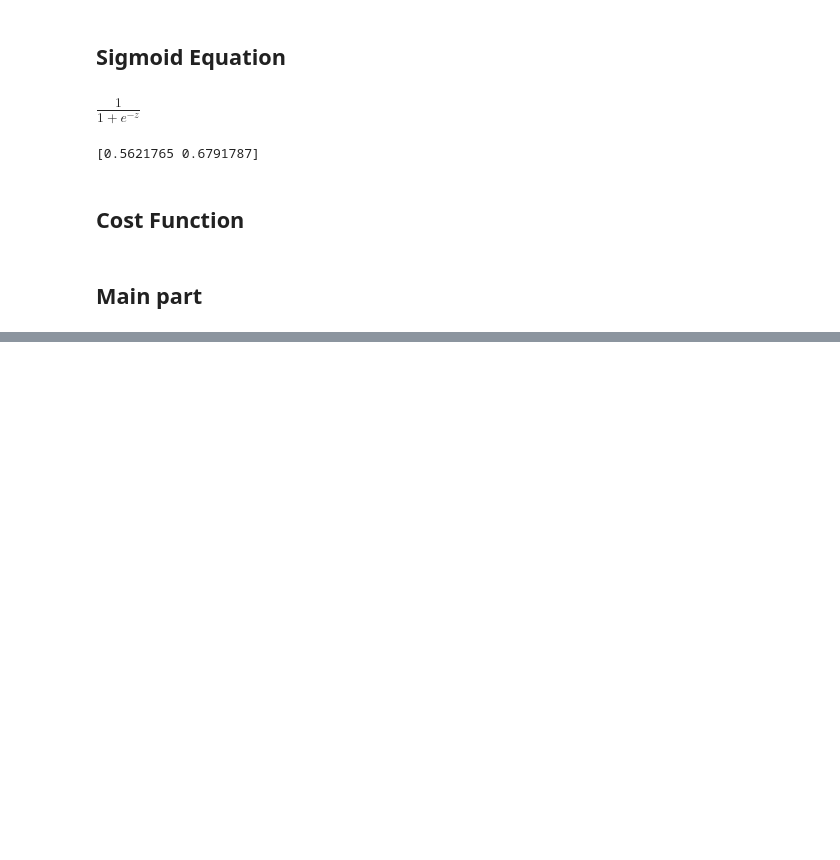
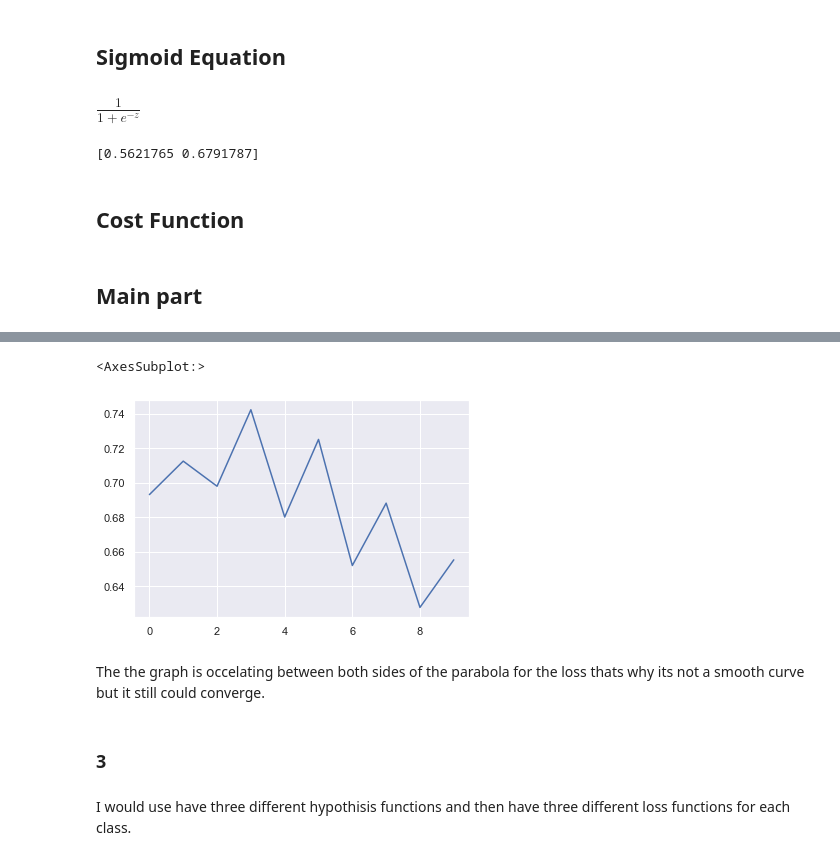
Before and after one commit to Metronh/logisticRegression, a Jupyter notebook: logisticRegression.ipynb, the cells around one changed output, grey strips where cells are left out. Saved outputs shown, nothing was run; the diff lists cells and outputs as text; code cells hidden in the pictures; blank space fills up the shorter version.

```diff
--- a/logisticRegression.ipynb
+++ b/logisticRegression.ipynb
@@ -126,0 +131,13 @@ Cost after 900 iteration is 0.648594
+# %%
+w_2,b_2,costs_2 = main(w_init,b_init,X,y,1,10,1)
+# %%
+sns.lineplot(x=range(0,10,1),y=costs_2)
+# %% [output]
+<AxesSubplot:>
+[figure, added]
+# %% [markdown]
+The the graph is occelating between both sides of the parabola for the loss thats why its not a smooth curve but it still could converge.
+# %% [markdown]
+### 3
+# %% [markdown]
+I would use have three different hypothisis functions and then have three different loss functions for each class.
```
Also changed, not shown: parts of 13 cells of this notebook.
